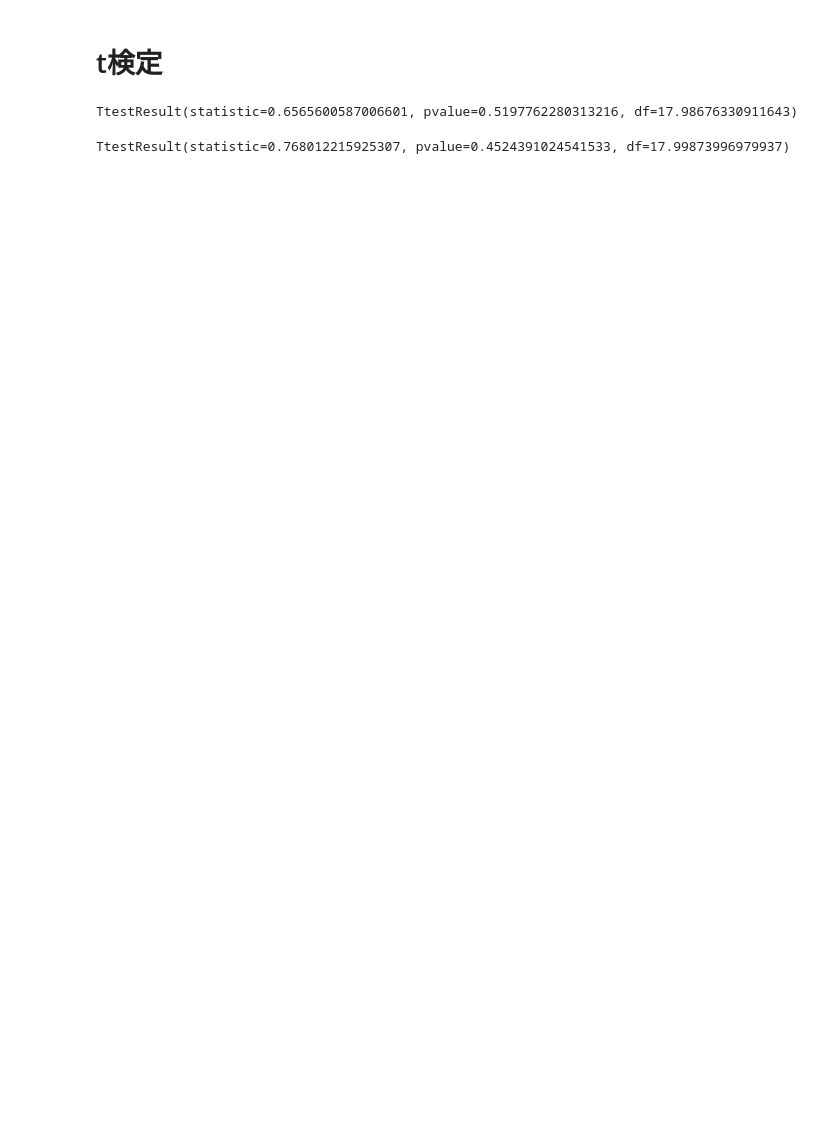
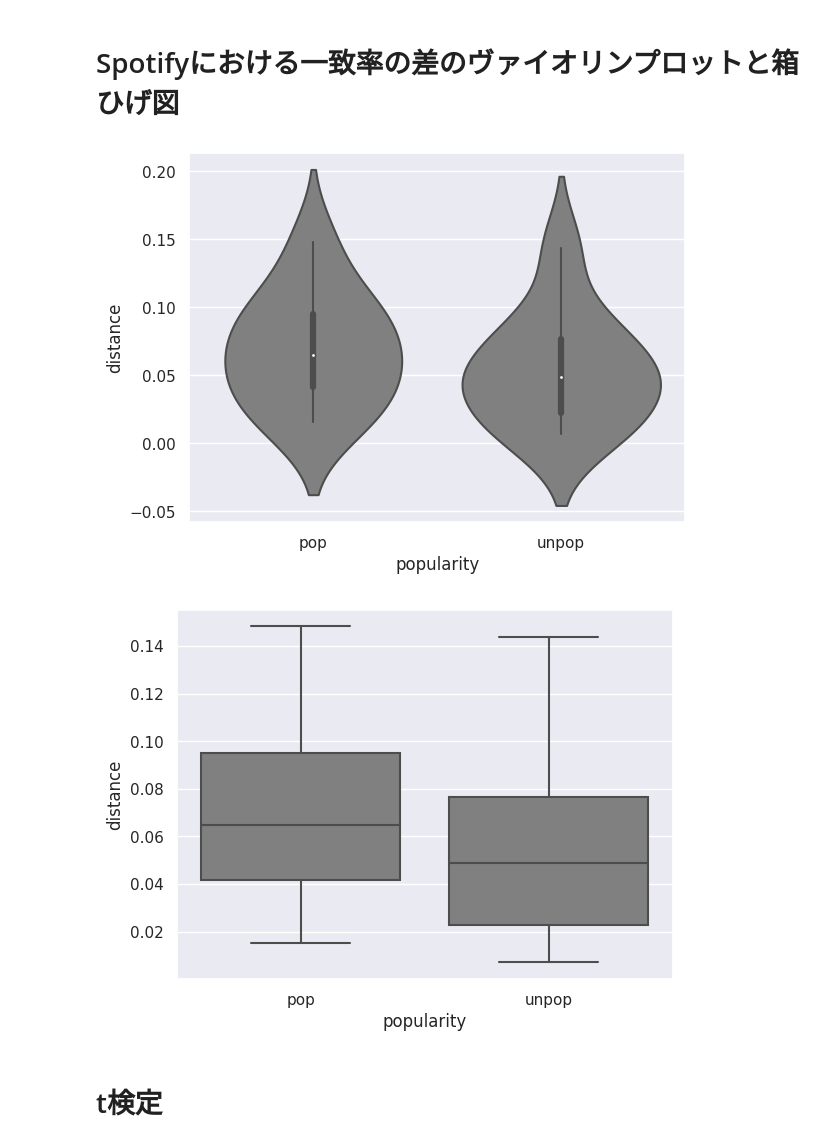
Before and after one commit to tsubasasugawara/lyrics_melody_analyzer, a Jupyter notebook: notebooks/word_match_rate_analysis.ipynb, the cells around one changed output. Drawn from its saved outputs; the diff is of its cells as text; code cells hidden in the pictures; blank space fills up the shorter version.

```diff
--- a/notebooks/word_match_rate_analysis.ipynb
+++ b/notebooks/word_match_rate_analysis.ipynb
@@ -49,16 +89,29 @@ fig.show()
+# %% [markdown]
+# Spotifyにおける一致率の差のヴァイオリンプロットと箱ひげ図
+# %%
+popularity = ["pop"] * len(pop_spotify_distance)
+popularity.extend(["unpop"] * len(unpop_spotify_distance))
+
+df_spotify_pop = pd.DataFrame({
+    "popularity": ["pop"] * len(pop_spotify_distance),
+    "distance": pop_spotify_distance,
+})
+df_spotify_unpop = pd.DataFrame({
+    "popularity": ["unpop"] * len(unpop_spotify_distance),
+    "distance": unpop_spotify_distance,
+})
+df_spotify = pd.concat([df_spotify_pop, df_spotify_unpop])
+
+sns.violinplot(data=df_spotify, x="popularity", y="distance", color="gray")
+plt.show()
+sns.boxplot(data=df_spotify, x="popularity", y="distance", color='gray')
+plt.show()
+# %% [output]
+[figure, added]
+[figure, added]
 # %% [markdown]
 # t検定
 # %%
-pop_youtube_distance = np.abs(pop_youtube["一致率_S"] - pop_youtube["一致率_A"]) / np.sqrt(2)
-unpop_youtube_distance = np.abs(unpop_youtube["一致率_S"] - unpop_youtube["一致率_A"]) / np.sqrt(2)
-
-print(stats.ttest_ind(pop_youtube_distance, unpop_youtube_distance, equal_var=False, alternative='two-sided'))
+# print(stats.ttest_ind(pop_youtube_distance, unpop_youtube_distance, equal_var=False, alternative='two-sided'))
-# %% [output]
-TtestResult(statistic=0.6565600587006601, pvalue=0.5197762280313216, df=17.98676330911643)
 # %%
-pop_spotify_distance = np.abs(pop_spotify["一致率_S"] - pop_spotify["一致率_A"]) / np.sqrt(2)
-unpop_spotify_distance = np.abs(unpop_spotify["一致率_S"] - unpop_spotify["一致率_A"]) / np.sqrt(2)
-
-print(stats.ttest_ind(pop_spotify_distance, unpop_spotify_distance, equal_var=False, alternative='two-sided'))
+# print(stats.ttest_ind(pop_spotify_distance, unpop_spotify_distance, equal_var=False, alternative='two-sided'))
-# %% [output]
-TtestResult(statistic=0.768012215925307, pvalue=0.4524391024541533, df=17.99873996979937)
```
Also changed, not shown: parts of 10 cells of this notebook.
